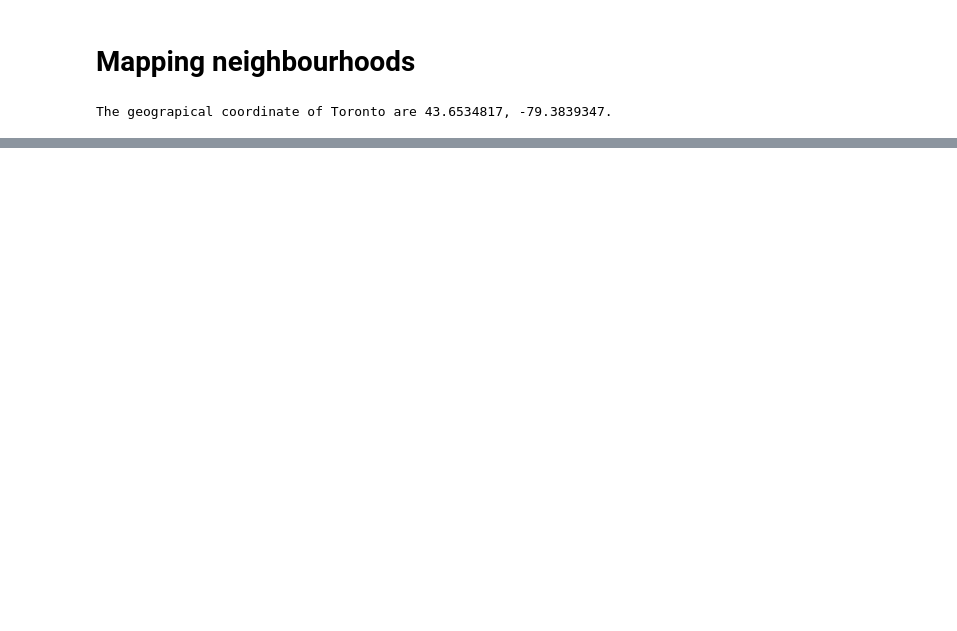
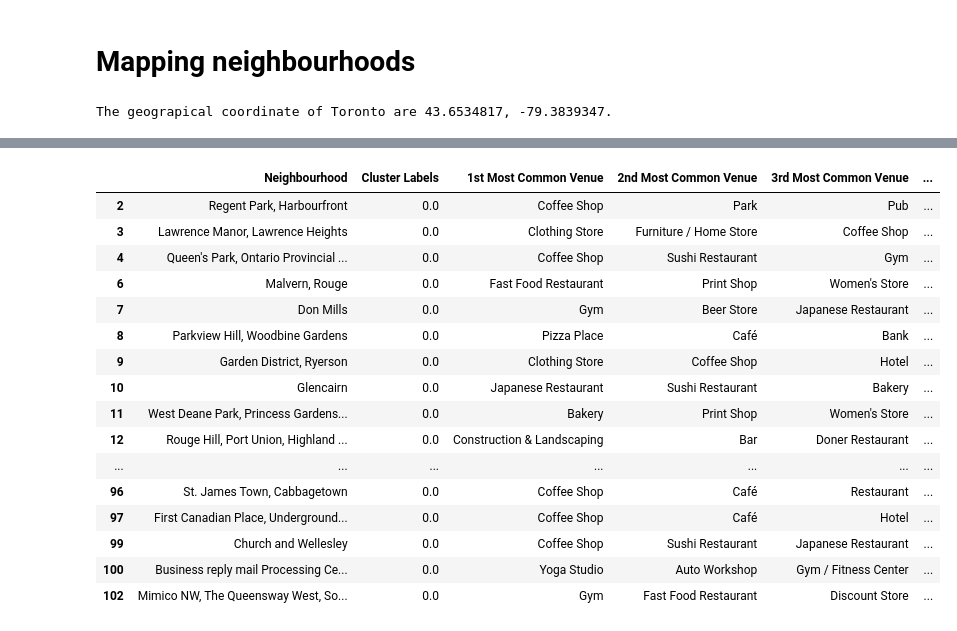
Before and after one commit to mshilli/torontocities, a Jupyter notebook: toronto.ipynb, the cells around one changed output, grey strips where cells are left out. Drawn from its saved outputs; the diff is of its cells as text; code cells hidden in the pictures; blank space fills up the shorter version.

```diff
--- a/toronto.ipynb
+++ b/toronto.ipynb
@@ -167,0 +376,6 @@ map_toronto
+# %%
+def return_most_common_venues(row, num_top_venues):
+    row_categories = row.iloc[1:]
+    row_categories_sorted = row_categories.sort_values(ascending=False)
+
+    return row_categories_sorted.index.values[0:num_top_venues]
@@ -167,0 +412,11 @@ map_toronto
+# %%
+# set number of clusters
+kclusters = 5
+
+toronto_grouped_clustering = toronto_grouped.drop('Neighborhood', 1)
+
+# run k-means clustering
+kmeans = KMeans(n_clusters=kclusters, random_state=0).fit(toronto_grouped_clustering)
+
+# check cluster labels generated for each row in the dataframe
+kmeans.labels_[0:10]
@@ -167,0 +425,10 @@ map_toronto
+# %%
+# add clustering labels
+neighborhoods_venues_sorted.insert(0, 'Cluster Labels', kmeans.labels_)
+
+toronto_merged = neighborhoods
+
+# merge toronto_grouped with neighborhoods to add latitude/longitude for each neighborhood
+toronto_merged = toronto_merged.join(neighborhoods_venues_sorted.set_index('Neighborhood'), on='Neighbourhood')
+
+toronto_merged.head() # check the last columns!
@@ -167,0 +442,2 @@ map_toronto
+# %%
+toronto_merged.dropna(inplace=True)
@@ -167,0 +470,20 @@ map_toronto
+# %%
+toronto_merged.loc[toronto_merged['Cluster Labels'] == 0, toronto_merged.columns[[2] + list(range(5, toronto_merged.shape[1]))]]
+# %% [output]
+|  | Neighbourhood | Cluster Labels | 1st Most Common Venue | 2nd Most Common Venue | 3rd Most Common Venue | ... |
+| 2 | Regent Park, Harbourfront | 0.0 | Coffee Shop | Park | Pub | ... |
+| 3 | Lawrence Manor, Lawrence Heights | 0.0 | Clothing Store | Furniture / Home Store | Coffee Shop | ... |
+| 4 | Queen's Park, Ontario Provincial ... | 0.0 | Coffee Shop | Sushi Restaurant | Gym | ... |
+| 6 | Malvern, Rouge | 0.0 | Fast Food Restaurant | Print Shop | Women's Store | ... |
+| 7 | Don Mills | 0.0 | Gym | Beer Store | Japanese Restaurant | ... |
+| 8 | Parkview Hill, Woodbine Gardens | 0.0 | Pizza Place | Café | Bank | ... |
+| 9 | Garden District, Ryerson | 0.0 | Clothing Store | Coffee Shop | Hotel | ... |
+| 10 | Glencairn | 0.0 | Japanese Restaurant | Sushi Restaurant | Bakery | ... |
+| 11 | West Deane Park, Princess Gardens... | 0.0 | Bakery | Print Shop | Women's Store | ... |
+| 12 | Rouge Hill, Port Union, Highland ... | 0.0 | Construction & Landscaping | Bar | Doner Restaurant | ... |
+| ... | ... | ... | ... | ... | ... | ... |
+| 96 | St. James Town, Cabbagetown | 0.0 | Coffee Shop | Café | Restaurant | ... |
+| 97 | First Canadian Place, Underground... | 0.0 | Coffee Shop | Café | Hotel | ... |
+| 99 | Church and Wellesley | 0.0 | Coffee Shop | Sushi Restaurant | Japanese Restaurant | ... |
+| 100 | Business reply mail Processing Ce... | 0.0 | Yoga Studio | Auto Workshop | Gym / Fitness Center | ... |
+| 102 | Mimico NW, The Queensway West, So... | 0.0 | Gym | Fast Food Restaurant | Discount Store | ... |
```
Also changed, not shown: parts of 22 cells of this notebook.
